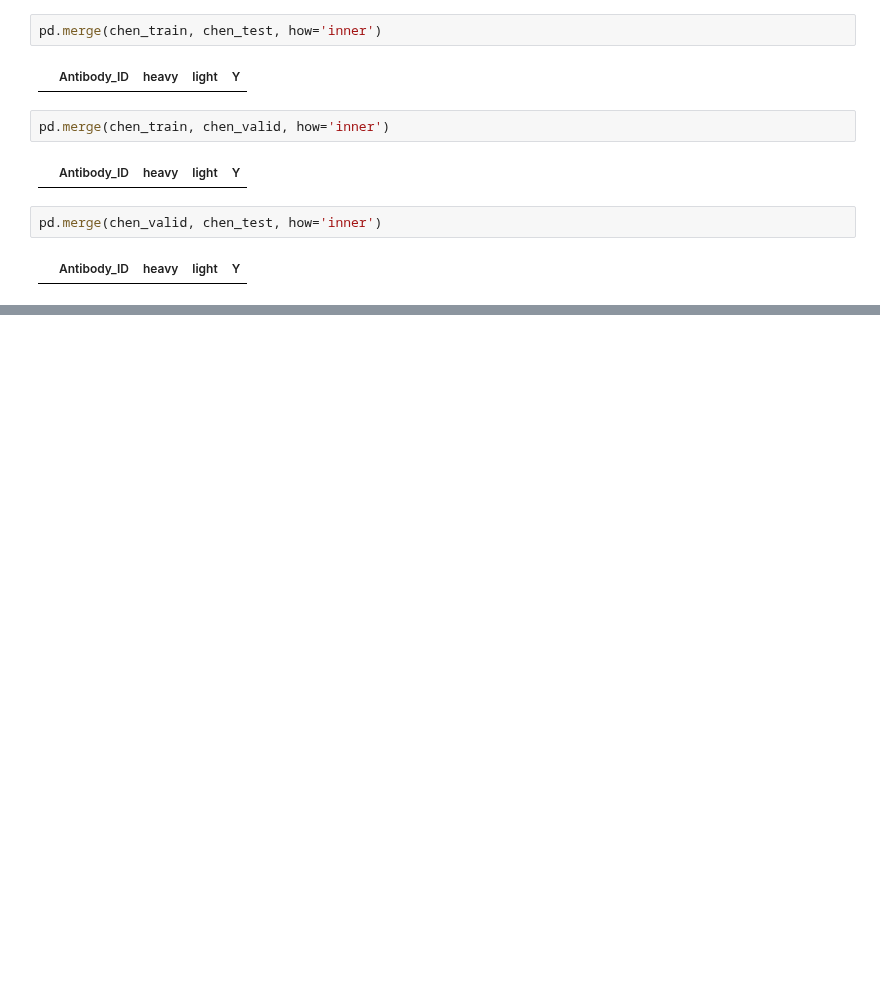
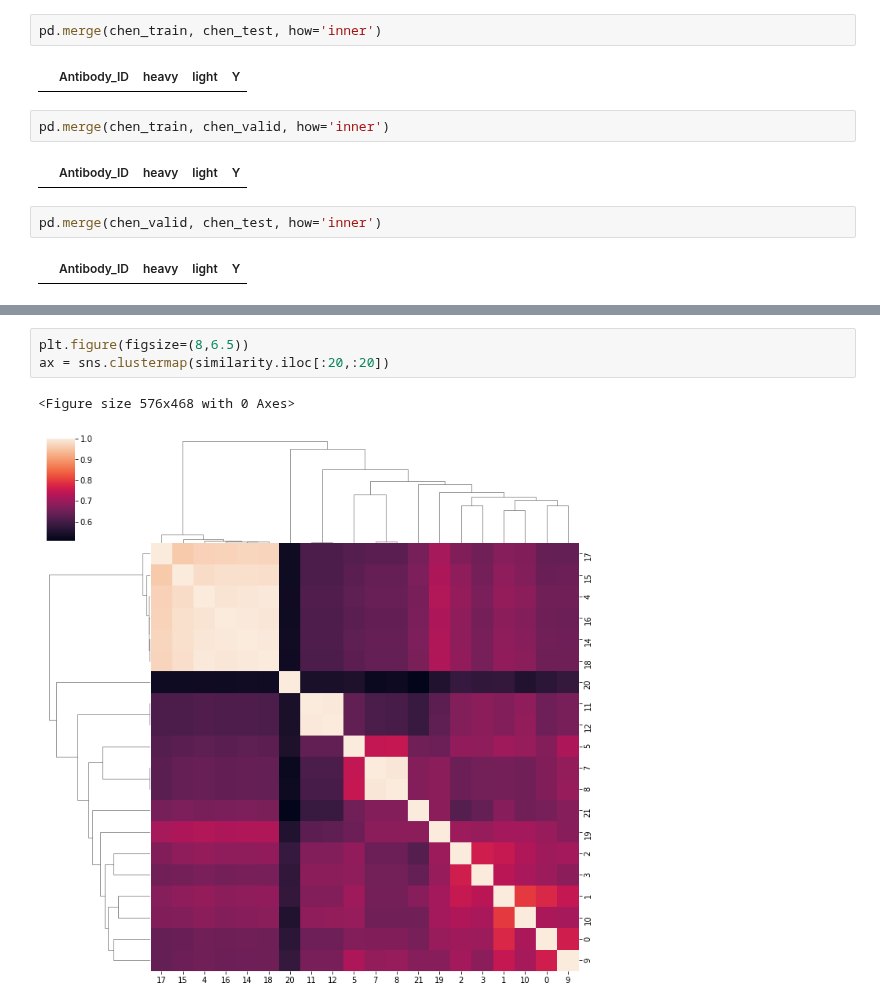
Before and after one commit to kvetab/di-pred, a Jupyter notebook: notebooks/data_processing/04-data-split-deduplicated.ipynb, the cells around one changed output, grey strips where cells are left out. Saved outputs shown, nothing was run; the diff lists cells and outputs as text; blank space fills up the shorter version.

```diff
--- a/notebooks/data_processing/04-data-split-deduplicated.ipynb
+++ b/notebooks/data_processing/04-data-split-deduplicated.ipynb
@@ -309,0 +332,6 @@ pd.merge(chen_valid, chen_test, how='inner')
+# %%
+plt.figure(figsize=(8,6.5))
+ax = sns.clustermap(similarity.iloc[:20,:20])
+# %% [output]
+<Figure size 576x468 with 0 Axes>
+[figure, added]
```
Also changed, not shown: parts of 10 cells of this notebook, 4 other files.
